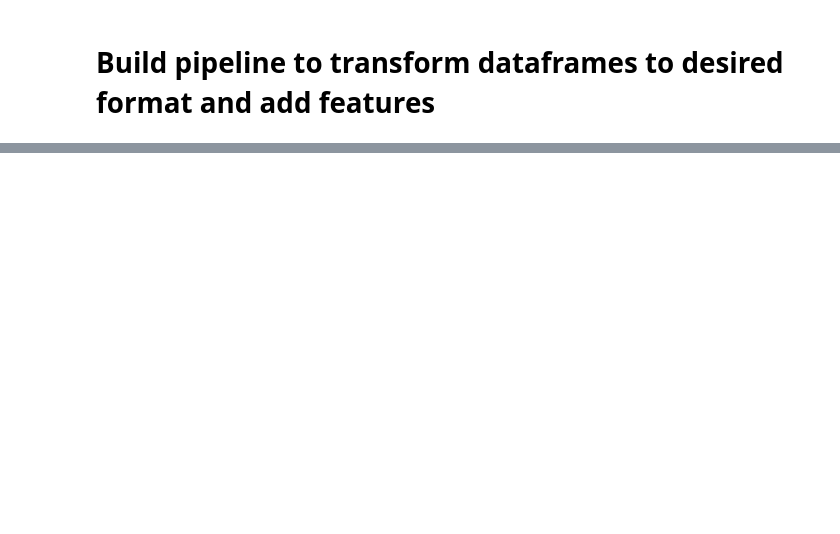
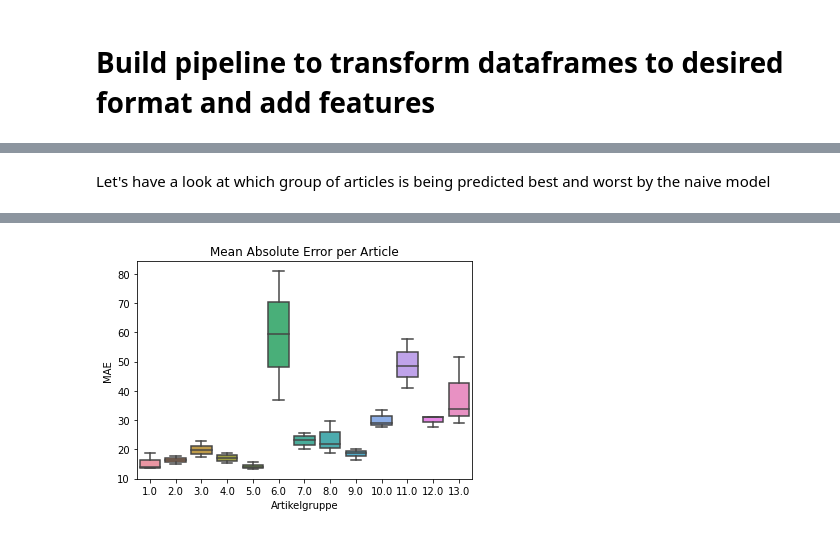
Before and after one commit to captaincurry94/capstone, a Jupyter notebook: predictive_models.ipynb, the cells around one changed output, grey strips where cells are left out. Drawn from its saved outputs; the diff is of its cells as text; code cells hidden in the pictures; blank space fills up the shorter version.

```diff
--- a/predictive_models.ipynb
+++ b/predictive_models.ipynb
@@ -109,0 +112,8 @@ naive_model_performance
+# %% [markdown]
+Let's have a look at which group of articles is being predicted best and worst by the naive model
+# %%
+sns.boxplot(x = 'Artikelgruppe', y = 'MAE', data=naive_model_performance,orient='v')
+plt.title('Mean Absolute Error per Article');
+
+px.scatter(data_frame=naive_model_performance, x='Artikelgruppe', y= 'MAE',color='Filiale',title='Mean Absolute Error per Article and Store' )
+# %% [output]
@@ -109,0 +121 @@ naive_model_performance
+[figure, added]
```
Also changed, not shown: parts of 16 cells of this notebook.
